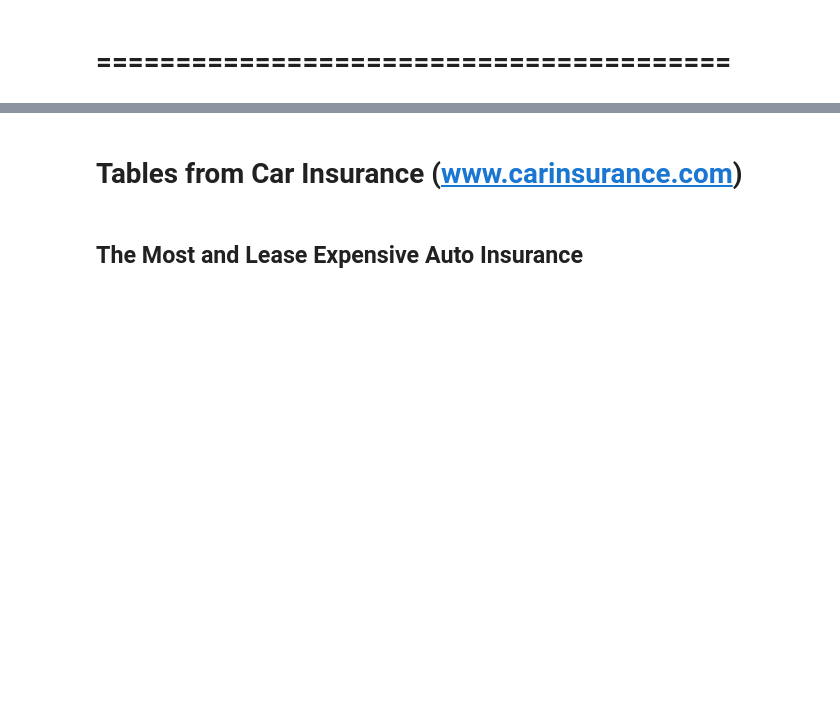
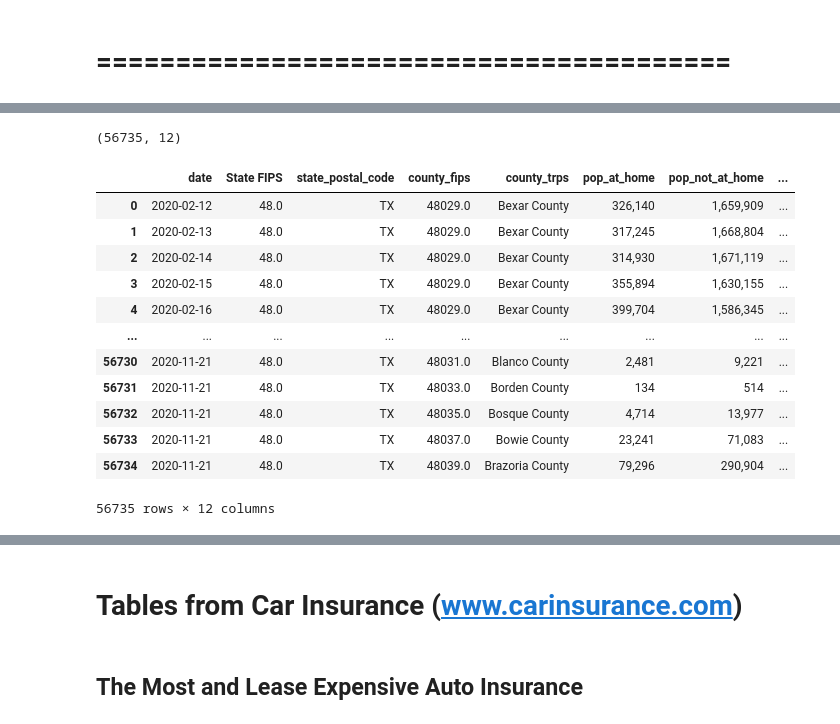
Before and after one commit to svredenburg98/Traveling-and-Covid-19, a Jupyter notebook: Static/Python/Trips_vs_COVID_Cases_and_Deaths.ipynb, the cells around one changed output, grey strips where cells are left out. Saved outputs shown, nothing was run; the diff lists cells and outputs as text; code cells hidden in the pictures; blank space fills up the shorter version.

```diff
--- a/Static/Python/Trips_vs_COVID_Cases_and_Deaths.ipynb
+++ b/Static/Python/Trips_vs_COVID_Cases_and_Deaths.ipynb
@@ -1103,0 +696,3 @@ bts_gov_trps_df_FINAL
+# %%
+bts_gov_trps_df_test_2["date"]  = pd.to_datetime(bts_gov_trps_df_test_2["date"])
+bts_gov_trps_df_test_2.dtypes
@@ -1103,0 +709,4 @@ bts_gov_trps_df_FINAL
+# %%
+# Filter Data on ["State Postal Code"] Column for "AK"
+nytimes_covid_19_df_test = nytimes_covid_19_df_test[nytimes_covid_19_df_test["state"] == "Texas"]
+nytimes_covid_19_df_test.shape
@@ -1103,0 +736,3 @@ bts_gov_trps_df_FINAL
+# %%
+nytimes_covid_19_df_test["date"]  = pd.to_datetime(nytimes_covid_19_df_test["date"])
+nytimes_covid_19_df_test.dtypes
@@ -1103,0 +747,23 @@ bts_gov_trps_df_FINAL
+# %%
+# new_cnty_fips_clmn_nm
+trp_covid_df = pd.merge(bts_gov_trps_df_test_2, nytimes_covid_19_df_test, on = ["date", "county_fips"], suffixes=("_trps", "_covid"), how = "inner")
+# %%
+trp_covid_df.shape
+# %% [output]
+(56735, 12)
+# %%
+trp_covid_df.dropna(how = "any")
+# %% [output]
+|  | date | State FIPS | state_postal_code | county_fips | county_trps | pop_at_home | pop_not_at_home | ... |
+| 0 | 2020-02-12 | 48.0 | TX | 48029.0 | Bexar County | 326,140 | 1,659,909 | ... |
+| 1 | 2020-02-13 | 48.0 | TX | 48029.0 | Bexar County | 317,245 | 1,668,804 | ... |
+| 2 | 2020-02-14 | 48.0 | TX | 48029.0 | Bexar County | 314,930 | 1,671,119 | ... |
+| 3 | 2020-02-15 | 48.0 | TX | 48029.0 | Bexar County | 355,894 | 1,630,155 | ... |
+| 4 | 2020-02-16 | 48.0 | TX | 48029.0 | Bexar County | 399,704 | 1,586,345 | ... |
+| ... | ... | ... | ... | ... | ... | ... | ... | ... |
+| 56730 | 2020-11-21 | 48.0 | TX | 48031.0 | Blanco County | 2,481 | 9,221 | ... |
+| 56731 | 2020-11-21 | 48.0 | TX | 48033.0 | Borden County | 134 | 514 | ... |
+| 56732 | 2020-11-21 | 48.0 | TX | 48035.0 | Bosque County | 4,714 | 13,977 | ... |
+| 56733 | 2020-11-21 | 48.0 | TX | 48037.0 | Bowie County | 23,241 | 71,083 | ... |
+| 56734 | 2020-11-21 | 48.0 | TX | 48039.0 | Brazoria County | 79,296 | 290,904 | ... |
+56735 rows × 12 columns
```
Also changed, not shown: parts of 142 cells of this notebook, 15 other files.
